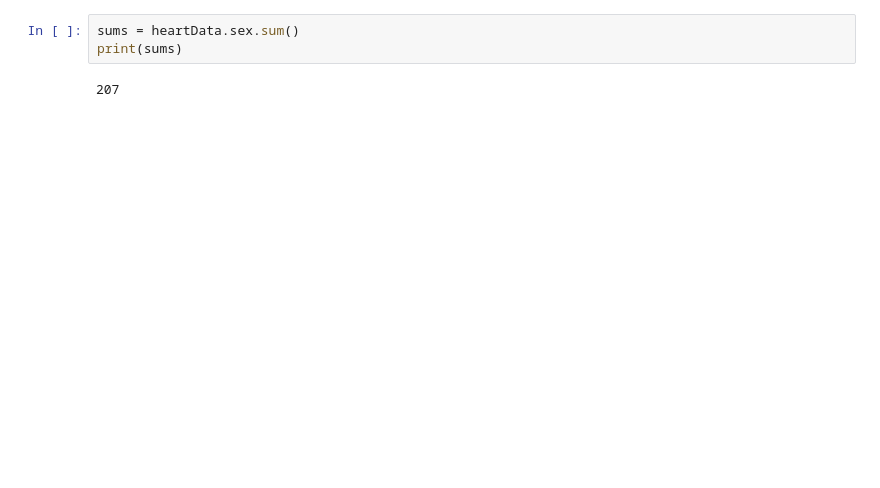
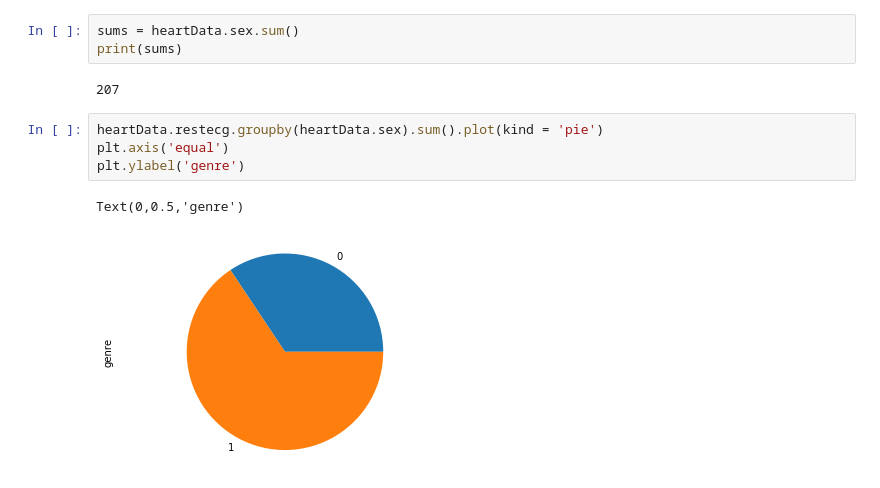
Before and after one commit to seibern/proyecto2_IA, a Jupyter notebook: IA/Untitled.ipynb, the cells around one changed output. Cells and saved outputs as stored; diff of their text form; blank space fills up the shorter version.

Commit message:
diagramas de pastel

```diff
--- a/IA/Untitled.ipynb
+++ b/IA/Untitled.ipynb
@@ -46,3 +46,10 @@ sums = heartData.sex.sum()
 print(sums)
 # %% [output]
 207
+# %%
+heartData.restecg.groupby(heartData.sex).sum().plot(kind = 'pie')
+plt.axis('equal')
+plt.ylabel('genre')
+# %% [output]
+Text(0,0.5,'genre')
+[figure, added]
```
Also changed, not shown: parts of 9 cells of this notebook.
